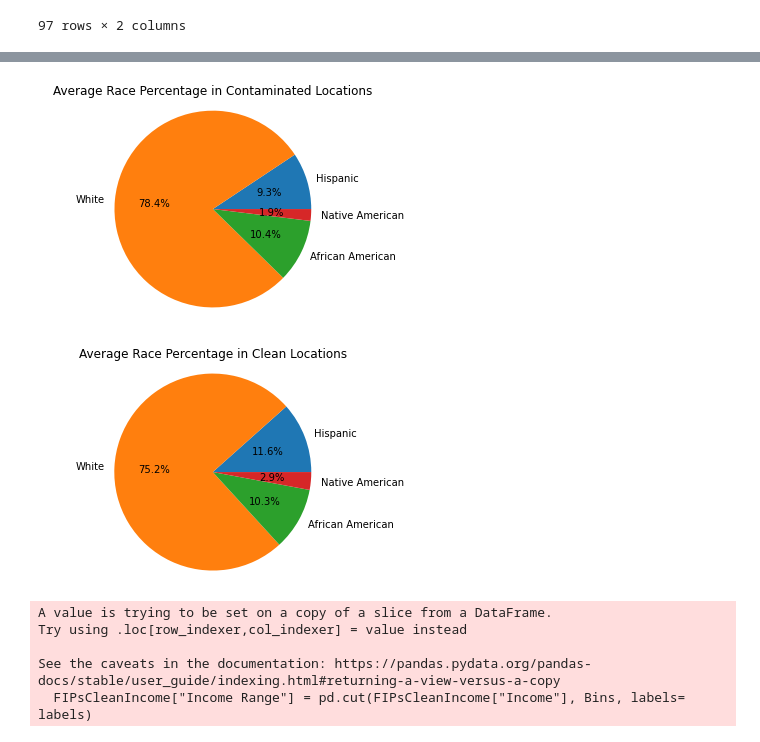
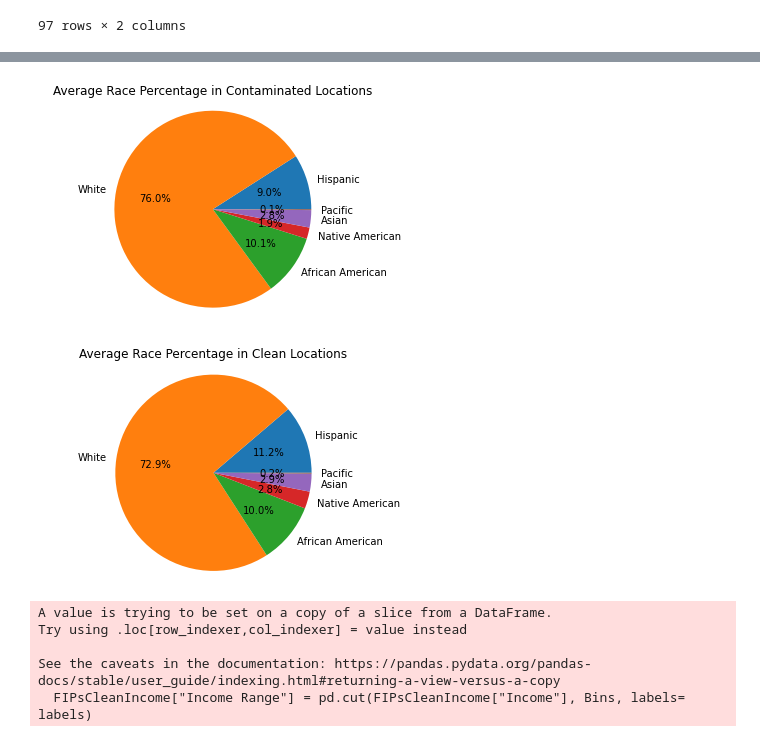
Before and after one commit to mnnacler/superfundProject, a Jupyter notebook: IncomeRace.ipynb, the cells around one changed output, grey strips where cells are left out. Cells and saved outputs as stored; diff of their text form; code cells hidden in the pictures.

```diff
--- a/IncomeRace.ipynb
+++ b/IncomeRace.ipynb
@@ -17,7 +17,7 @@ FIPS_Contaminated = pd.read_csv("subset_contaminated_FIPS_df.csv")
 FIPS_Clean = pd.read_csv("Clean_Fips.csv")
 FIPS_Clean.reset_index(level=0, inplace=True)
 # %%
-clean_incomeRace_df = incomeRace_df[["CountyId","Hispanic", "White", "Black", "Native", "Income"]]
+clean_incomeRace_df = incomeRace_df[["CountyId","Hispanic", "White", "Black", "Native", "Income", "Asian", "Pacific"]]
 #clean_incomeRace_df. head()
 # %%
 # create dataframe with only CLEAN Fips
@@ -77,26 +63,30 @@ Hispanic1 = np.mean(FIPsContaminated["Hispanic"])
 White1= np.mean(FIPsContaminated["White"])
 Black1=np.mean(FIPsContaminated["Black"])
 Native1= np.mean(FIPsContaminated["Native"])
+Asian1 = np.mean(FIPsContaminated["Asian"])
+Pacific1= np.mean(FIPsContaminated["Pacific"])
 
 #Clean
 Hispanic2 = np.mean(FIPsClean["Hispanic"])
 White2 = np.mean(FIPsClean["White"])
 Black2 = np.mean(FIPsClean["Black"])
 Native2 = np.mean(FIPsClean["Native"])
+Asian2 = np.mean(FIPsContaminated["Asian"])
+Pacific2 = np.mean(FIPsContaminated["Pacific"])
 
 plt.title("Average Race Percentage in Contaminated Locations")
-plt.pie([Hispanic2, White2 , Black2, Native2], labels = ["Hispanic", "White", "African American", "Native American"], autopct = "%1.1f%%")
+plt.pie([Hispanic2, White2 , Black2, Native2, Asian2, Pacific2], labels = ["Hispanic", "White", "African American", "Native American", "Asian", "Pacific"], autopct = "%1.1f%%")
 plt.axis("equal")
 plt.show()
 # %% [output]
-[figure, old version]
+[figure, new version]
 # %%
 plt.title("Average Race Percentage in Clean Locations")
-plt.pie([Hispanic1, White1 , Black1 , Native1], labels = ["Hispanic", "White", "African American", "Native American"], autopct = "%1.1f%%")
+plt.pie([Hispanic1, White1 , Black1 , Native1, Asian1, Pacific1], labels = ["Hispanic", "White", "African American", "Native American", "Asian", "Pacific"], autopct = "%1.1f%%")
 plt.axis("equal")
 plt.show()
 # %% [output]
-[figure, old version]
+[figure, new version]
 # %%
 # create a bar chart for contaminates sites income
 Bins = [0,25000,50000,75000,100000,200000]
```
Also changed, not shown: parts of 1 cell of this notebook.
